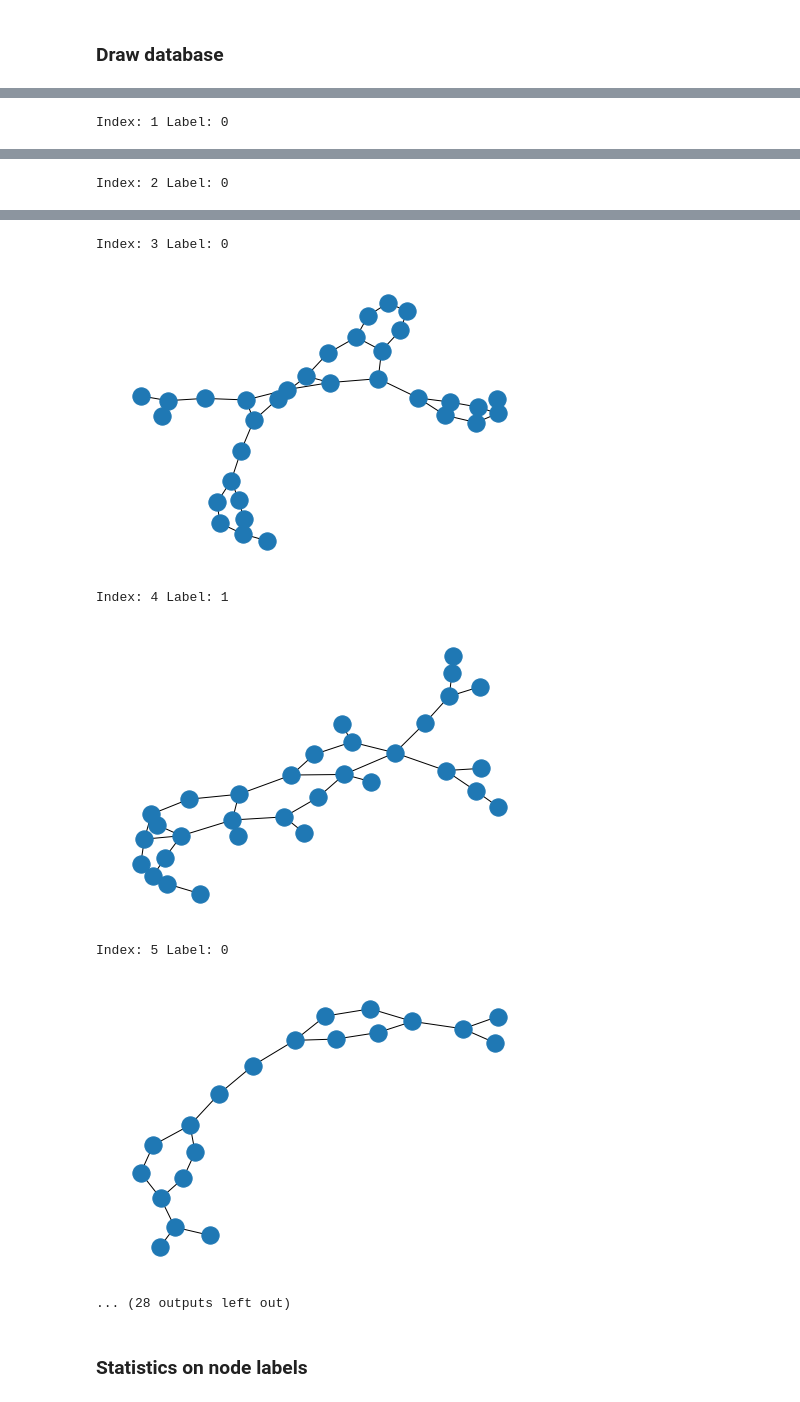
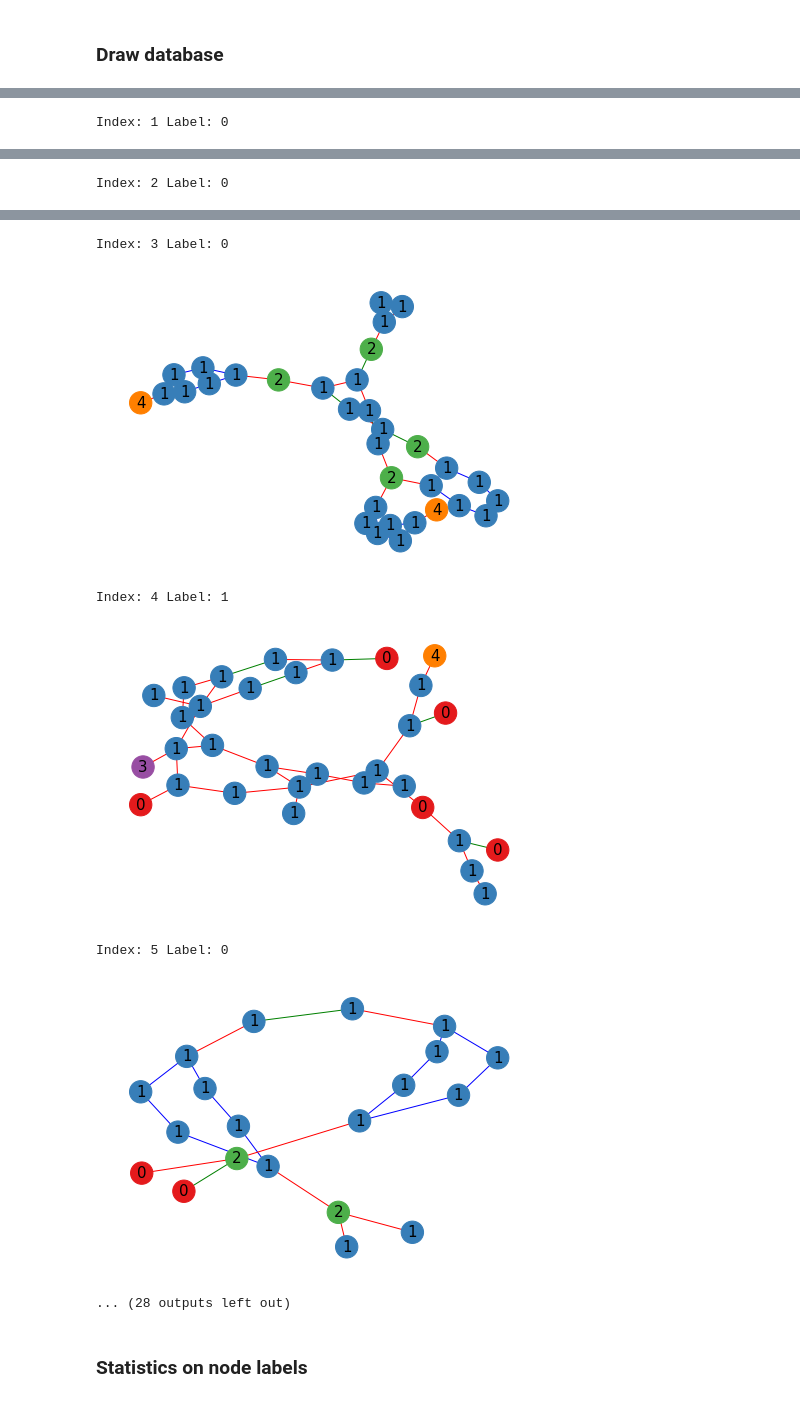
Before and after one commit to decarpentierg/data-challenge-kernel-methods, a Jupyter notebook: notebooks/explore_data.ipynb, the cells around one changed output, grey strips where cells are left out. Drawn from its saved outputs; the diff is of its cells as text; code cells hidden in the pictures.

Commit message:
improve Molcule class and molecule drawings

```diff
--- a/notebooks/explore_data.ipynb
+++ b/notebooks/explore_data.ipynb
@@ -40,9 +44,10 @@ set(training_labels)
+# %%
+training_data = [Molecule(graph) for graph in training_data]
 # %% [markdown]
 ### Draw database
 # %%
 for i in range(20):
     print("Index:", i, "Label:", training_labels[i])
-    nx.draw(training_data[i])
-    plt.show()
+    training_data[i].plot()
 # %% [output]
 Index: 0 Label: 0
@@ -54,9 +59,9 @@ Index: 2 Label: 0
 Index: 3 Label: 0
-[figure, old version]
+[figure, new version]
 Index: 4 Label: 1
-[figure, old version]
+[figure, new version]
 Index: 5 Label: 0
-[figure, old version]
+[figure, new version]
 ... (28 outputs left out)
 # %% [markdown]
 ### Statistics on node labels
```
Also changed, not shown: parts of 12 cells of this notebook, 3 other files.
